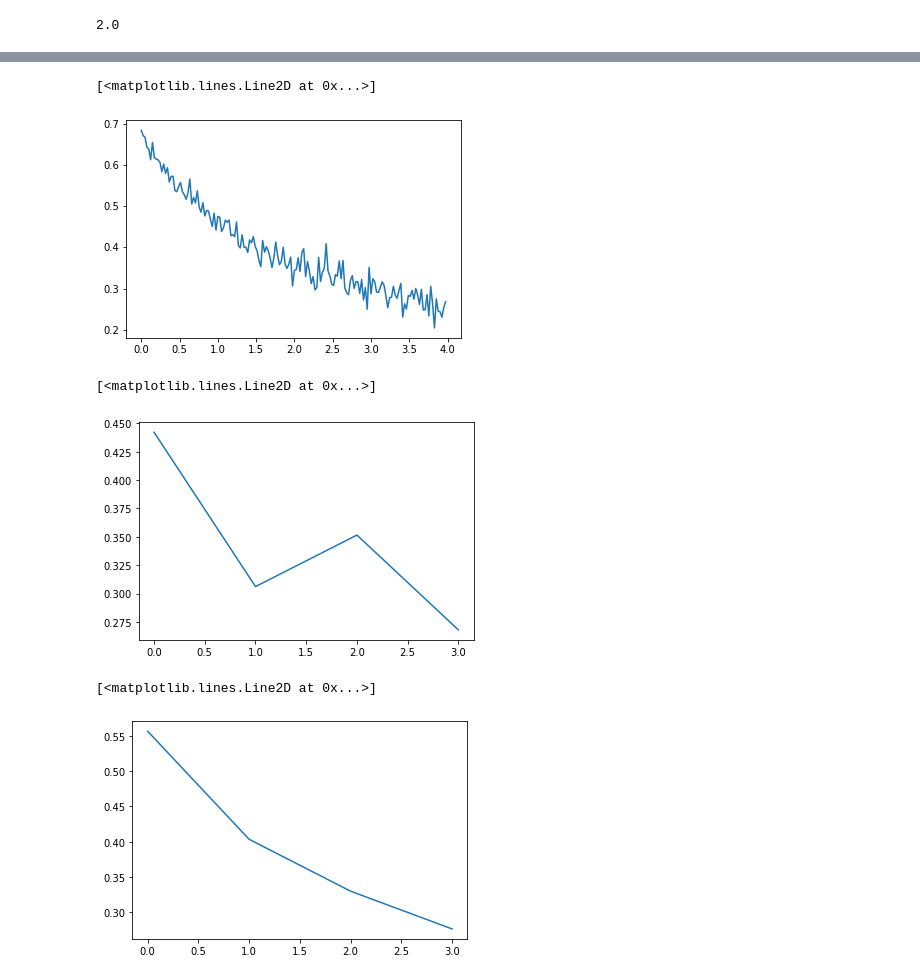
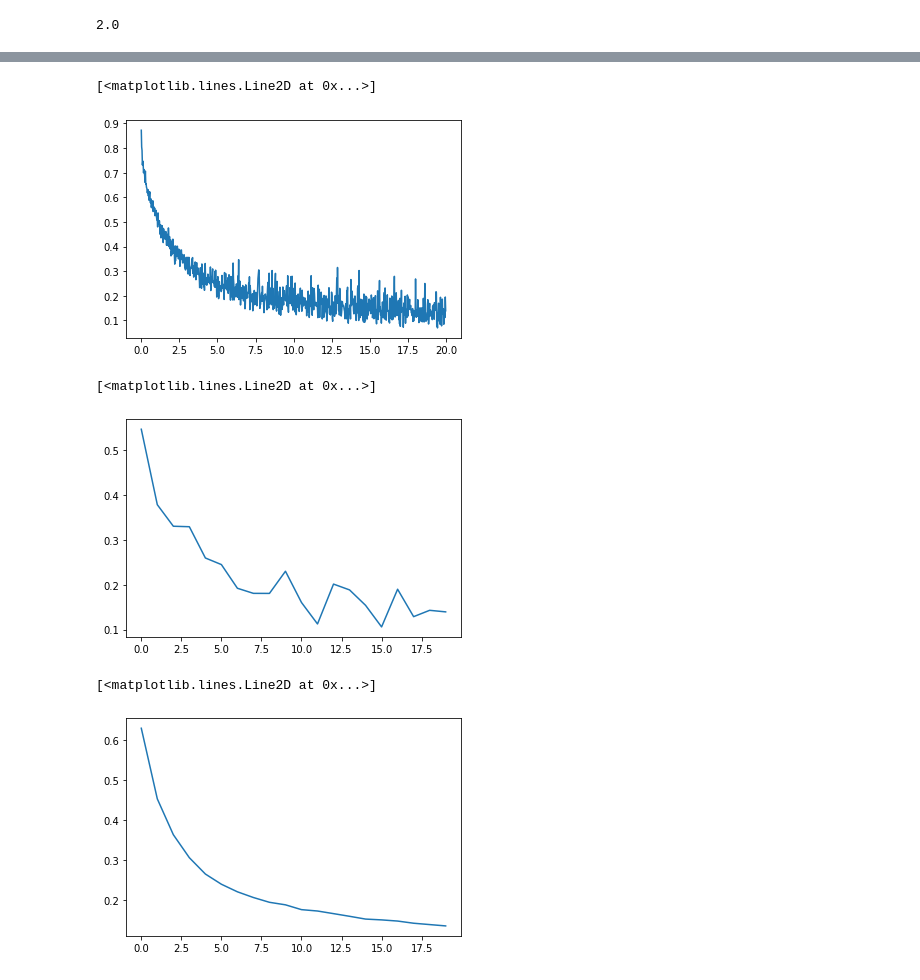
Before and after one commit to Namanm1994/pneumonia-detection-kaggle, a Jupyter notebook: base/pneumonia-detection-git.ipynb, the cells around one changed output, grey strips where cells are left out. Cells and saved outputs as stored; diff of their text form; code cells hidden in the pictures.

```diff
--- a/base/pneumonia-detection-git.ipynb
+++ b/base/pneumonia-detection-git.ipynb
@@ -46,10 +46,10 @@ from torchvision import transforms, datasets
 # layer freezing
 modelDict = {1:"Resnet18",
              2:"Resnet50",
-             3:"Vgg19"
+             3:"Vgg19" ## Vgg always runs out of memory
             }
 
-config={"epochs":4,
+config={"epochs":20,
         "lr":0.001,
         "optimizer":torch.optim.SGD,
         "modelFn":modelDict[2],
@@ -416,12 +416,13 @@ else:
     weight = None
 
 modelFn = config["modelFn"]
-if modelFn == "Resnet18":
-    criterion, optimizer = initializeModel(model, modelFn, config["layerFreeze"], config["lr"], config["optimizer"], weight)
-elif modelFn == "Resnet50":
-    criterion, optimizer = initializeModel(model, modelFn, config["layerFreeze"], config["lr"], config["optimizer"], weight)
-elif modelFn == "Vgg19":
-    criterion, optimizer = initializeModel()
+criterion, optimizer = initializeModel(model, modelFn, config["layerFreeze"], config["lr"], config["optimizer"], weight)
+# if modelFn == "Resnet18":
+#     criterion, optimizer = initializeModel(model, modelFn, config["layerFreeze"], config["lr"], config["optimizer"], weight)
+# elif modelFn == "Resnet50":
+#     criterion, optimizer = initializeModel(model, modelFn, config["layerFreeze"], config["lr"], config["optimizer"], weight)
+# elif modelFn == "Vgg19":
+#     criterion, optimizer = initializeModel()
 
 # criterion, optimizer = initializeResnet18(model, config["layerFreeze"], config["lr"], config["optimizer"], weight)
 # %% [output]
@@ -574,14 +587,14 @@ accuracy :  tensor(92.2546, device='cuda:0')
 plt.plot(num_list[0:len(loss_list)], loss_list)
 # %% [output]
 [<matplotlib.lines.Line2D at 0x...>]
-[figure, old version]
+[figure, new version]
 # %%
-plt.plot([i for i in range(e_epoch)], loss)
+plt.plot([i for i in range(config["epochs"])], loss)
 # %% [output]
 [<matplotlib.lines.Line2D at 0x...>]
-[figure, old version]
+[figure, new version]
 # %%
-plt.plot([i for i in range(e_epoch)], loss_avg)
+plt.plot([i for i in range(config["epochs"])], loss_avg)
 # %% [output]
 [<matplotlib.lines.Line2D at 0x...>]
-[figure, old version]
+[figure, new version]
```
Also changed, not shown: parts of 10 cells of this notebook.
